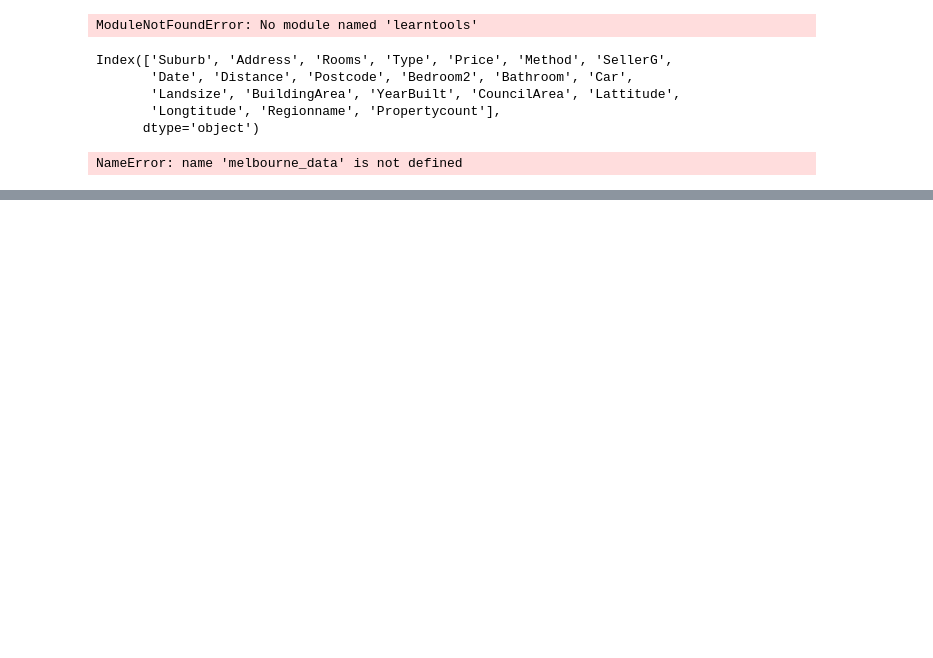
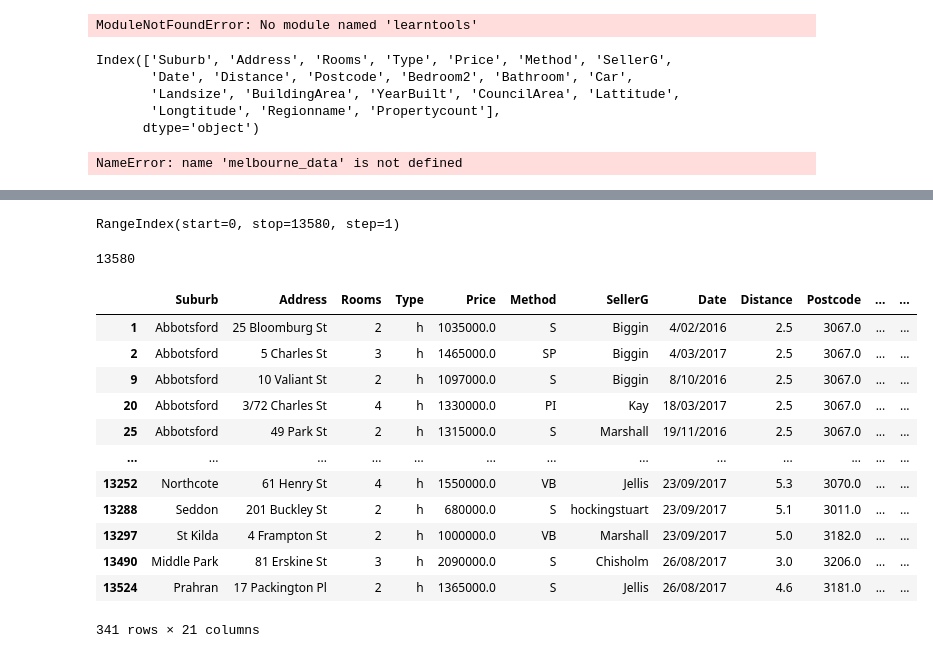
Before and after one commit to oelfatouaki/football-prediction, a Jupyter notebook: models.ipynb, the cells around one changed output, grey strips where cells are left out. Saved outputs shown, nothing was run; the diff lists cells and outputs as text; code cells hidden in the pictures; blank space fills up the shorter version.

```diff
--- a/models.ipynb
+++ b/models.ipynb
@@ -94,0 +128,8 @@ print(X.head())
+# %%
+melbourne_data.index
+# %% [output]
+RangeIndex(start=0, stop=13580, step=1)
+# %%
+len(melbourne_data['YearBuilt'])
+# %% [output]
+13580
@@ -94,0 +138,16 @@ print(X.head())
+# %%
+melbourne_data[melbourne_data['YearBuilt'] == 1900]
+# %% [output]
+|  | Suburb | Address | Rooms | Type | Price | Method | SellerG | Date | Distance | Postcode | ... | ... |
+| 1 | Abbotsford | 25 Bloomburg St | 2 | h | 1035000.0 | S | Biggin | 4/02/2016 | 2.5 | 3067.0 | ... | ... |
+| 2 | Abbotsford | 5 Charles St | 3 | h | 1465000.0 | SP | Biggin | 4/03/2017 | 2.5 | 3067.0 | ... | ... |
+| 9 | Abbotsford | 10 Valiant St | 2 | h | 1097000.0 | S | Biggin | 8/10/2016 | 2.5 | 3067.0 | ... | ... |
+| 20 | Abbotsford | 3/72 Charles St | 4 | h | 1330000.0 | PI | Kay | 18/03/2017 | 2.5 | 3067.0 | ... | ... |
+| 25 | Abbotsford | 49 Park St | 2 | h | 1315000.0 | S | Marshall | 19/11/2016 | 2.5 | 3067.0 | ... | ... |
+| ... | ... | ... | ... | ... | ... | ... | ... | ... | ... | ... | ... | ... |
+| 13252 | Northcote | 61 Henry St | 4 | h | 1550000.0 | VB | Jellis | 23/09/2017 | 5.3 | 3070.0 | ... | ... |
+| 13288 | Seddon | 201 Buckley St | 2 | h | 680000.0 | S | hockingstuart | 23/09/2017 | 5.1 | 3011.0 | ... | ... |
+| 13297 | St Kilda | 4 Frampton St | 2 | h | 1000000.0 | VB | Marshall | 23/09/2017 | 5.0 | 3182.0 | ... | ... |
+| 13490 | Middle Park | 81 Erskine St | 3 | h | 2090000.0 | S | Chisholm | 26/08/2017 | 3.0 | 3206.0 | ... | ... |
+| 13524 | Prahran | 17 Packington Pl | 2 | h | 1365000.0 | S | Jellis | 26/08/2017 | 4.6 | 3181.0 | ... | ... |
+341 rows × 21 columns
```
Also changed, not shown: parts of 6 cells of this notebook, 2 other files.
